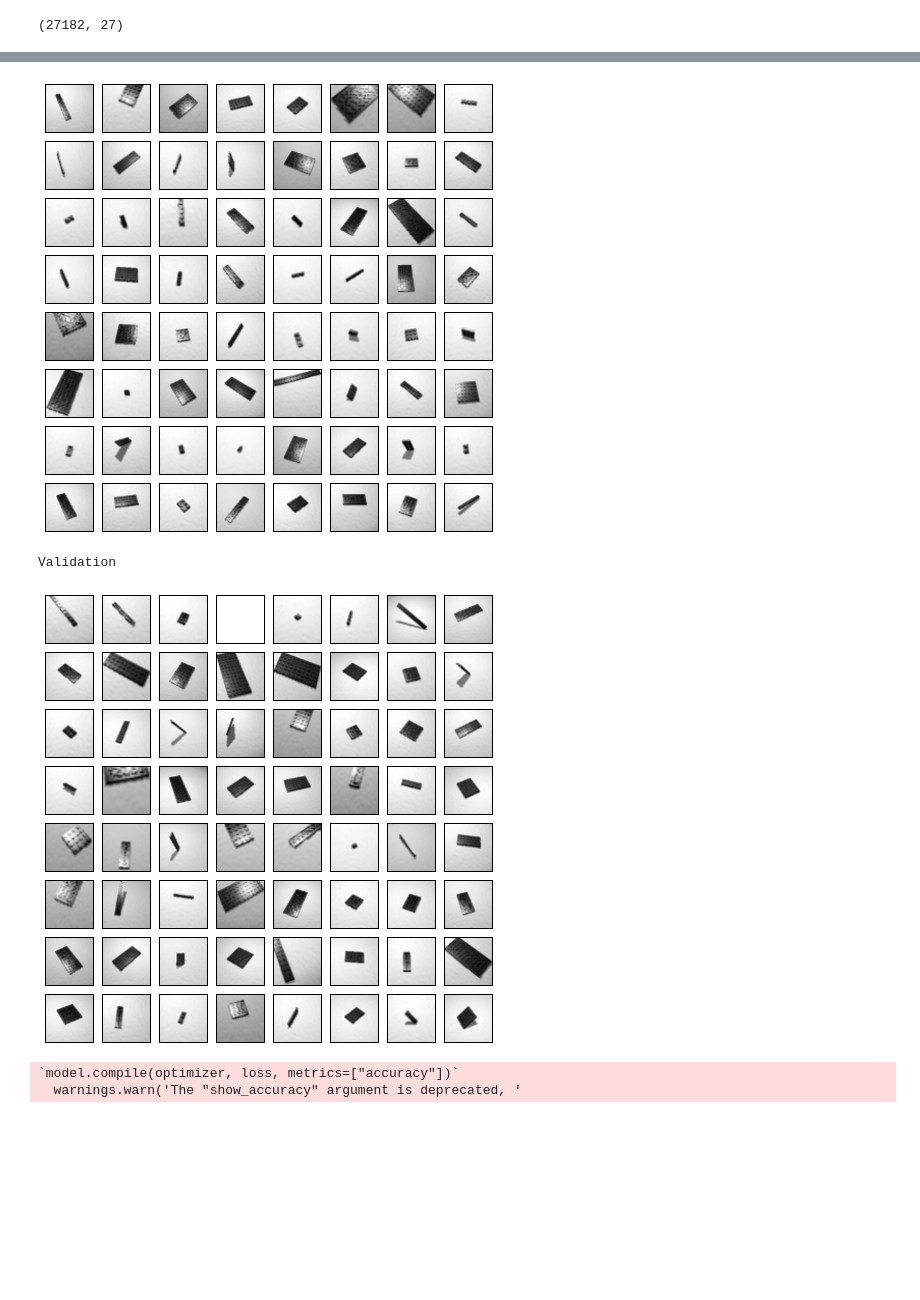
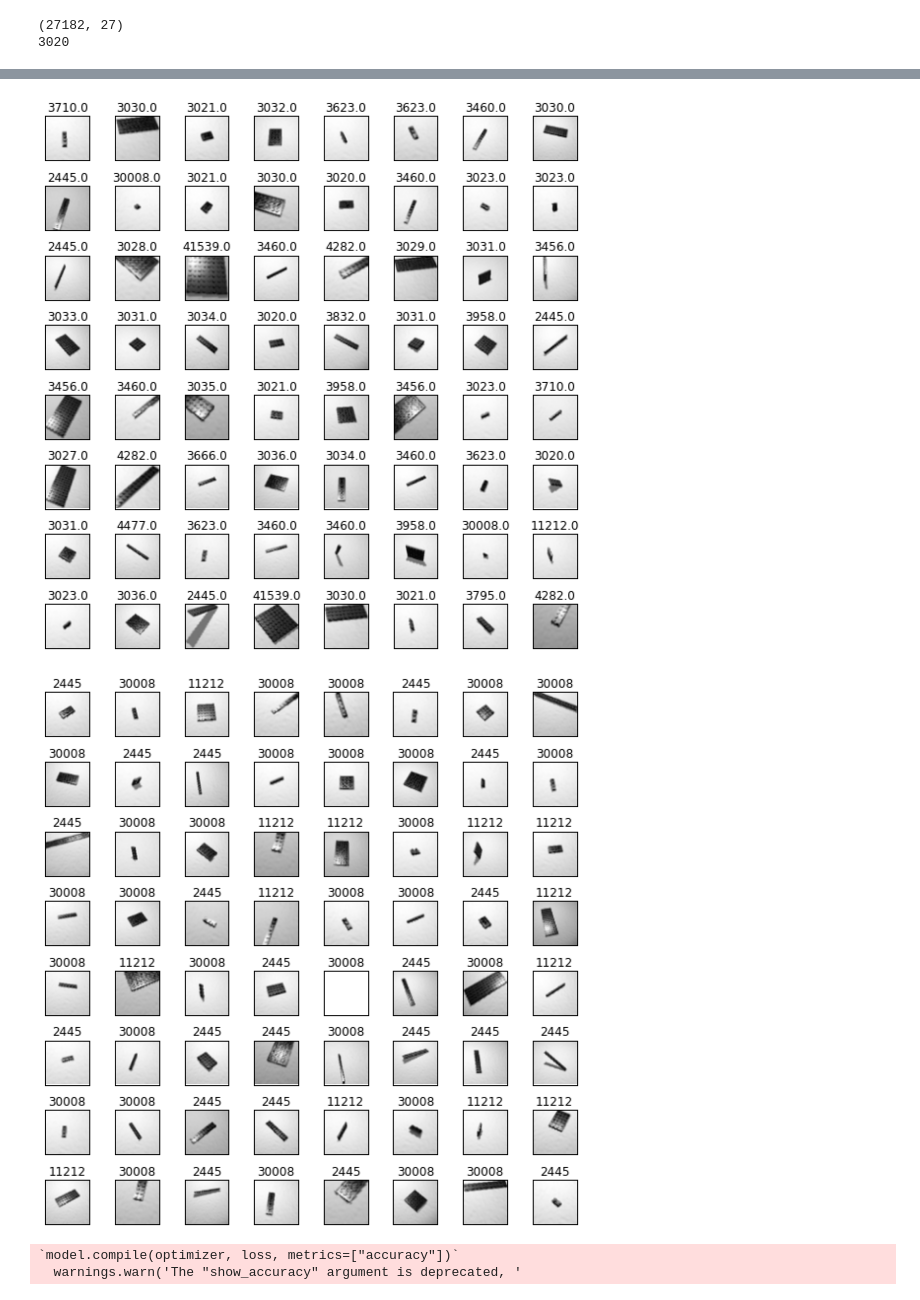
Before and after one commit to clkruse/lego-model, a Jupyter notebook: lego-nn-scratch.ipynb, the cells around one changed output, grey strips where cells are left out. Drawn from its saved outputs; the diff is of its cells as text; code cells hidden in the pictures; blank space fills up the shorter version.

Commit message:
Better shuffling validation

```diff
--- a/lego-nn-scratch.ipynb
+++ b/lego-nn-scratch.ipynb
@@ -125,6 +125,17 @@ for brick in images:
     patches[i] = extractpatch(brick,16)
     i +=1
 
+def plotImageArray(numimPlot,imageArray,labelArray):
+    fig = plt.figure(figsize=(numimPlot, numimPlot))
+    for i in range(0,numimPlot*numimPlot):
+        a = fig.add_subplot(numimPlot,numimPlot,i)
+        randim = np.random.randint(len(imageArray))
+        imgplot = plt.imshow(imageArray[randim],cmap='gray')
+        plt.xticks(())
+        plt.yticks(())
+        a.set_title(labelArray[randim])
+    plt.tight_layout()
+
 #Plot a selection of images
-plotImageArray(15,patches)
+plotImageArray(15,patches,labels_text)
 # %% [output]
@@ -132,13 +143,3 @@ plotImageArray(15,patches)
-# %%
-def plotImageArray(numimPlot,imageArray):
-    fig = plt.figure(figsize=(numimPlot, numimPlot))
-    for i in range(0,numimPlot*numimPlot):
-        a = fig.add_subplot(numimPlot,numimPlot,i)
-        randim = np.random.randint(len(imageArray))
-        imgplot = plt.imshow(imageArray[randim],cmap='gray')
-        plt.xticks(())
-        plt.yticks(())
-    plt.show()
 # %%
 # Transform text labels from folder names into categorical labels to be
 # used for the categorical_crossentropy objective
@@ -149,20 +150,26 @@ categorical_labels = to_categorical(int_labels, nb_classes=None)
 
 print categorical_labels.shape
 # To get the text label back out, use `le.inverse_transform(3)`
+print le.inverse_transform(3)
 # %% [output]
 (27182, 27)
+3020
 # %%
 # Split training and validation datasets
 
 imageArray = patches
 percentage = 0.1
 
-
 img_rows, img_cols = imageArray.shape[1:]
 images_dim = np.expand_dims(imageArray, axis=3)
 
 X_train, X_val, Y_train, Y_val = train_test_split(images_dim,categorical_labels,
                                                   test_size=percentage, random_state=12)
+
+Y_train_text = np.zeros(Y_train.shape[0])
+for i in range(0,len(Y_train_text)):
+    a = np.argmax(Y_train[i])
+    Y_train_text[i] = le.inverse_transform(a)
 
 X_train = X_train.astype('float32')
 X_train /= 255
@@ -178,10 +185,10 @@ print 'Y_val shape:', Y_val.shape
 print 'Max Val of Train X', np.max(X_train[0])
 
 print 'Training'
-plotImageArray(8,X_train[:,:,:,0])
+plotImageArray(8,X_train[:,:,:,0],Y_train_text)
 
 print 'Validation'
-plotImageArray(8,X_val[:,:,:,0])
+plotImageArray(8,X_val[:,:,:,0],labels_text)
 # %% [output]
 24463 train samples
 2719 test samples
@@ -194,6 +202,5 @@ Training
-[figure, old version]
+[figure, new version]
-Validation
-[figure, old version]
+[figure, new version]
 # %%
 #Model Parameters and Training for VGG-style network
 import tensorflow as tf
```
Also changed, not shown: parts of 6 cells of this notebook.
